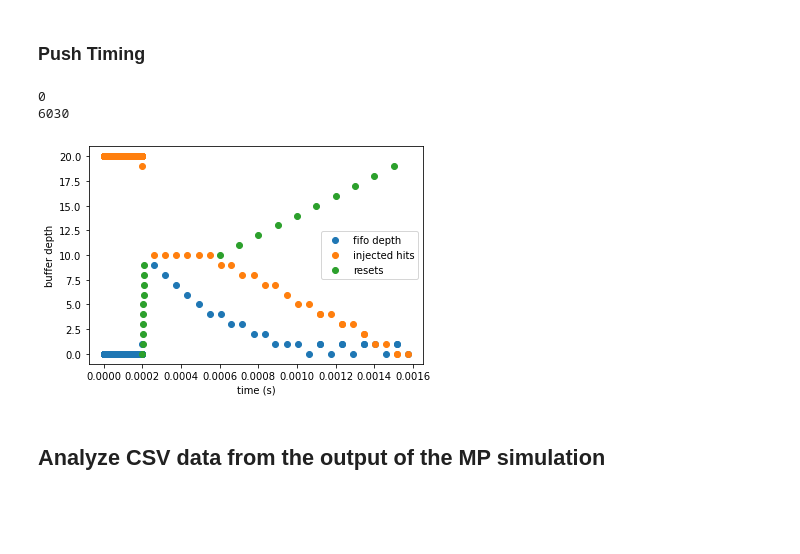
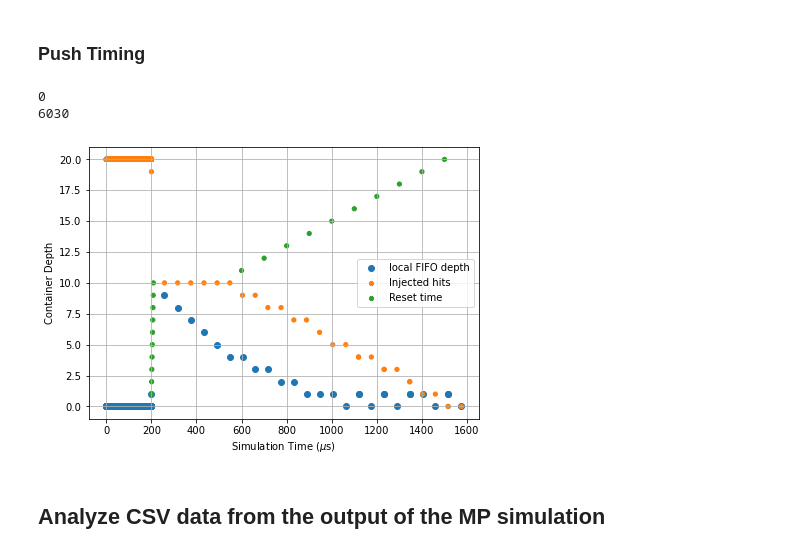
Before and after one commit to kkeefe/neutAna, a Jupyter notebook: simulation-software/notebooks/ArrayTiming.ipynb, the cells around one changed output. Saved outputs shown, nothing was run; the diff lists cells and outputs as text; code cells hidden in the pictures; blank space fills up the shorter version.

```diff
--- a/simulation-software/notebooks/ArrayTiming.ipynb
+++ b/simulation-software/notebooks/ArrayTiming.ipynb
@@ -55,22 +55,22 @@ time_end: 1513.2351925264707, time_begin: -0.09999999999999999, scale: 1000000.0
 # %% [markdown]
 ### Snake
 # %%
-qpa = qparray.QpixAsicArray(3, 3, debug=0.0, deltaT=1e-6)
-route = "Snake"
-qpa.Route(route, transact=False)
-r, c = qpa._nrows, qpa._ncols
+# qpa = qparray.QpixAsicArray(3, 3, debug=0.0, deltaT=1e-6)
+# route = "Snake"
+# qpa.Route(route, transact=False)
+# r, c = qpa._nrows, qpa._ncols
 
-qpa[-1][-1].InjectHits(hitTimes)
+# qpa[-1][-1].InjectHits(hitTimes)
 
-for i in range(r*c):
-    qpa.Interrogate(0.0015)
+# for i in range(r*c):
+#     qpa.Interrogate(0.0015)
 
-nTicks = qpa[0][0].transferTicks
-T = qpa[0][0].tOsc
-pT = nTicks * T * (r + c)
-end = dT+pT*5
-fig, ax = qparray.viewAsicState(qpa, time_end=end*0.6, time_scale=1e6, time_unit="us", ordering="snake", title="Snake Routing")
-fig.savefig('./pdfs/snake_timer.pdf')
+# nTicks = qpa[0][0].transferTicks
+# T = qpa[0][0].tOsc
+# pT = nTicks * T * (r + c)
+# end = dT+pT*5
+# fig, ax = qparray.viewAsicState(qpa, time_end=end*0.6, time_scale=1e6, time_unit="us", ordering="snake", title="Snake Routing")
+# fig.savefig('./pdfs/snake_timer.pdf')
 # %% [output]
 time_end: 1513.2351925264707, time_begin: -0.09999999999999999, scale: 1000000.0
 [figure]
@@ -191,7 +195,7 @@ from QpixAsic import AsicDirMask
 import numpy as np
 import matplotlib.pyplot as plt
 
-fig, ax = plt.subplots()
+fig, ax = plt.subplots(figsize=(7,5))
 
 a = qpa(fOsc=30e6, row=1, col=1)
 b = qpa(fOsc=30e6, row=0, col=1)
@@ -218,44 +222,47 @@ a.InjectHits(hits, chans)
 inj.extend(hits)
 
 inj = sorted(inj)
-packs = [i for i in range(len(inj))]
+packs = [i+1 for i in range(len(inj))]
 
 # print(a._localFifo._curSize, a._times)
 times = []
 fifoSize = []
 hitsSize = []
 dT = a.tOsc
 curT = 0
 cntProc = 0
 while len(a._times) != 0 or a._localFifo._curSize > 0:
     # print("proc at T:", curT)
     p = a.Process(curT)
     curT = a._absTimeNow
     curT += dT
     cntProc += 1
     times.append(curT)
     fsize = a._localFifo._curSize
     fifoSize.append(fsize)
     hitsSize.append(len(a._times))
     # if len(p) > 0:
     #     # print(f"found {len(p)} at time {curT}, fifo size: {fsize}")
     #     if p[0][0] is not None:
     #         # print(p[0][0])
     #         a = p[0][0]
     #         recv = a.ReceiveByte(p[0])
     #     print(type(p[0][0]))
 print(cntProc)
-ax.scatter(times, fifoSize, label='fifo depth')
-ax.scatter(times, hitsSize, label='injected hits')
-ax.scatter(inj, packs, label='resets')
+t = np.array(times)
+i = np.array(inj)
+ax.scatter(t*1e6, fifoSize, label='local FIFO depth')
+ax.scatter(t*1e6, hitsSize, [17.85]*len(hitsSize), label='Injected hits')
+ax.scatter(i*1e6, packs, [17.85]*len(packs), label='Reset time')
 ax.legend()
-ax.set_xlabel('time (s)')
-ax.set_ylabel('buffer depth')
+ax.set_xlabel('Simulation Time ($\mu$s)')
+ax.set_ylabel('Container Depth')
+plt.grid()
 plt.savefig('./pdfs/push_arch_buff.pdf')
 # %% [output]
 0
 6030
-[figure, old version]
+[figure, new version]
 # %% [markdown]
 ## Analyze CSV data from the output of the MP simulation
 # %%
```
Also changed, not shown: parts of 3 cells of this notebook, 3 other files.
